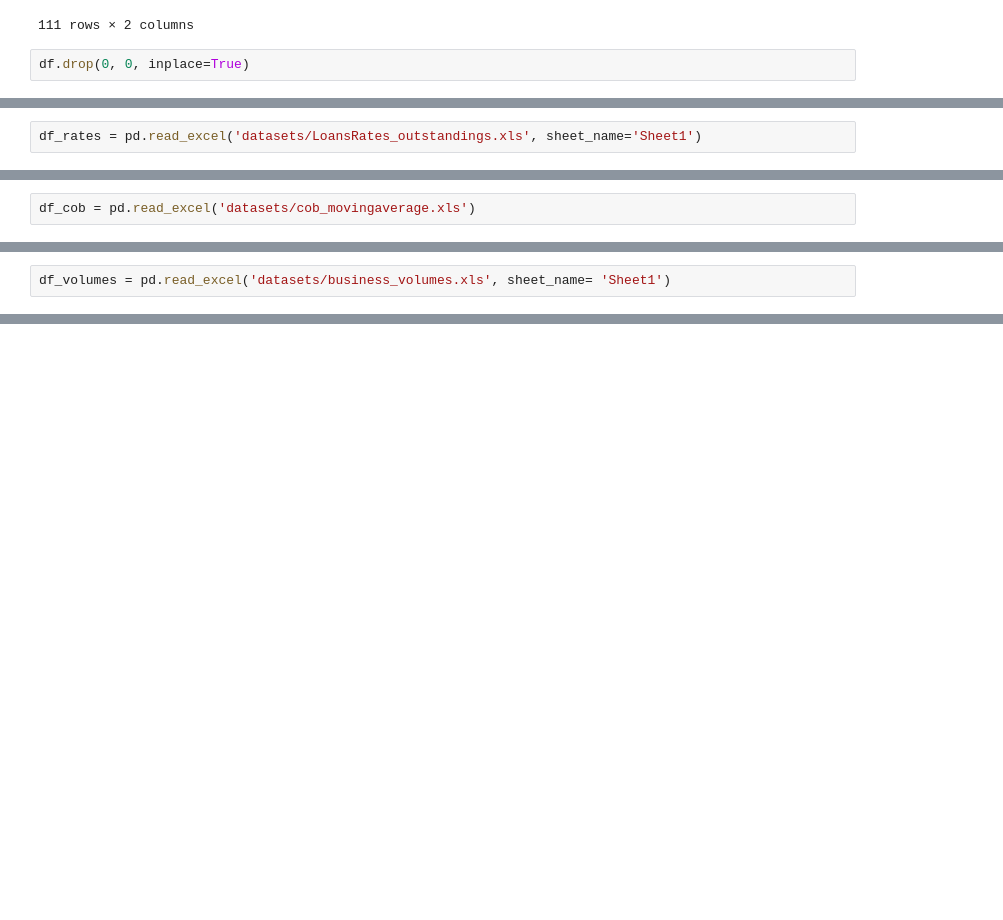
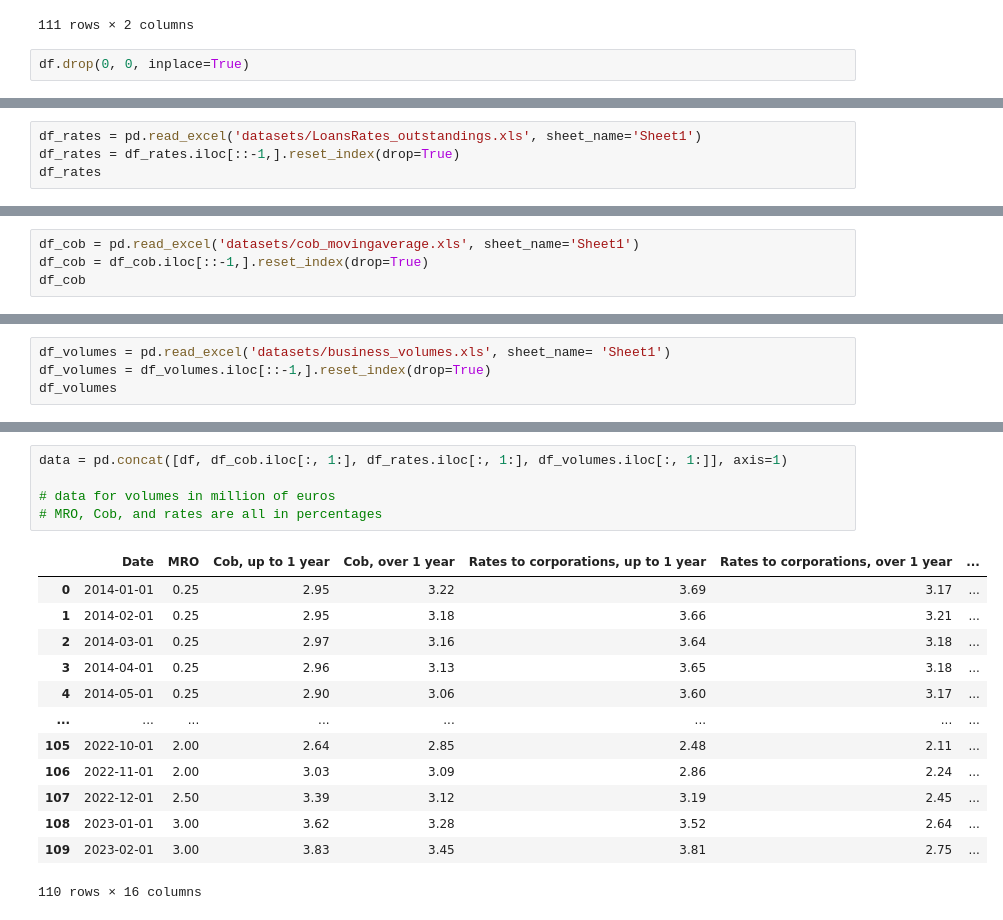
Before and after one commit to tommasograndi/Banking_research_2, a Jupyter notebook: code.ipynb, the cells around one changed output, grey strips where cells are left out. Saved outputs shown, nothing was run; the diff lists cells and outputs as text; blank space fills up the shorter version.

```diff
--- a/code.ipynb
+++ b/code.ipynb
@@ -43,3 +44,5 @@ df
 110 rows × 2 columns
 # %%
 df_rates = pd.read_excel('datasets/LoansRates_outstandings.xls', sheet_name='Sheet1')
+df_rates = df_rates.iloc[::-1,].reset_index(drop=True)
+df_rates
@@ -46,2 +63,4 @@ df_rates = pd.read_excel('datasets/LoansRates_outstandings.xls', sheet_name='She
 # %%
-df_cob = pd.read_excel('datasets/cob_movingaverage.xls')
+df_cob = pd.read_excel('datasets/cob_movingaverage.xls', sheet_name='Sheet1')
+df_cob = df_cob.iloc[::-1,].reset_index(drop=True)
+df_cob
@@ -48,2 +81,4 @@ df_cob = pd.read_excel('datasets/cob_movingaverage.xls')
 # %%
 df_volumes = pd.read_excel('datasets/business_volumes.xls', sheet_name= 'Sheet1')
+df_volumes = df_volumes.iloc[::-1,].reset_index(drop=True)
+df_volumes
@@ -49,0 +99,19 @@ df_volumes = pd.read_excel('datasets/business_volumes.xls', sheet_name= 'Sheet1'
+# %%
+data = pd.concat([df, df_cob.iloc[:, 1:], df_rates.iloc[:, 1:], df_volumes.iloc[:, 1:]], axis=1)
+
+# data for volumes in million of euros
+# MRO, Cob, and rates are all in percentages
+# %% [output]
+|  | Date | MRO | Cob, up to 1 year | Cob, over 1 year | Rates to corporations, up to 1 year | Rates to corporations, over 1 year | ... |
+| 0 | 2014-01-01 | 0.25 | 2.95 | 3.22 | 3.69 | 3.17 | ... |
+| 1 | 2014-02-01 | 0.25 | 2.95 | 3.18 | 3.66 | 3.21 | ... |
+| 2 | 2014-03-01 | 0.25 | 2.97 | 3.16 | 3.64 | 3.18 | ... |
+| 3 | 2014-04-01 | 0.25 | 2.96 | 3.13 | 3.65 | 3.18 | ... |
+| 4 | 2014-05-01 | 0.25 | 2.90 | 3.06 | 3.60 | 3.17 | ... |
+| ... | ... | ... | ... | ... | ... | ... | ... |
+| 105 | 2022-10-01 | 2.00 | 2.64 | 2.85 | 2.48 | 2.11 | ... |
+| 106 | 2022-11-01 | 2.00 | 3.03 | 3.09 | 2.86 | 2.24 | ... |
+| 107 | 2022-12-01 | 2.50 | 3.39 | 3.12 | 3.19 | 2.45 | ... |
+| 108 | 2023-01-01 | 3.00 | 3.62 | 3.28 | 3.52 | 2.64 | ... |
+| 109 | 2023-02-01 | 3.00 | 3.83 | 3.45 | 3.81 | 2.75 | ... |
+110 rows × 16 columns
```
Also changed, not shown: parts of 4 cells of this notebook, 2 other files.
